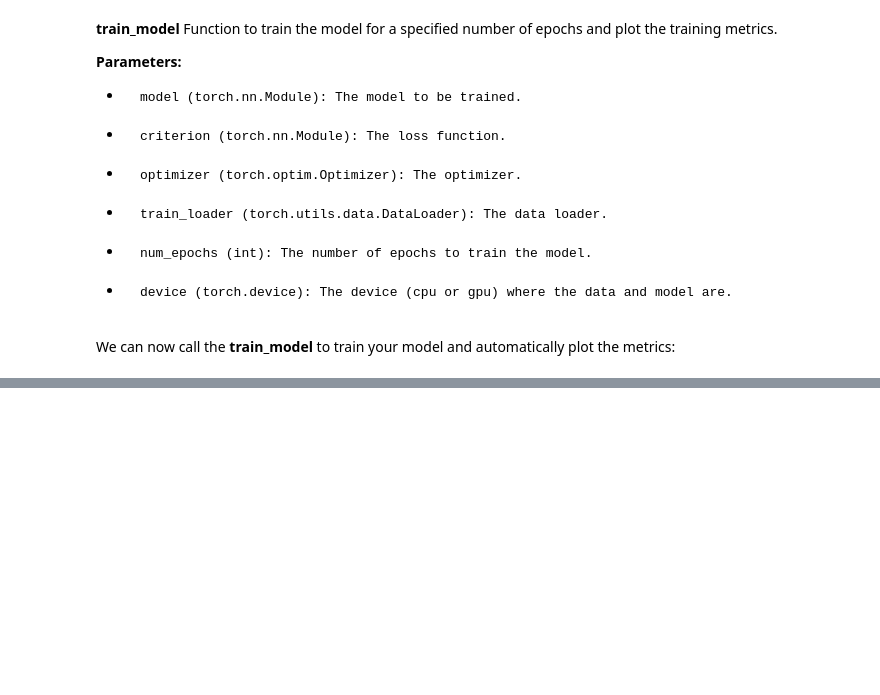
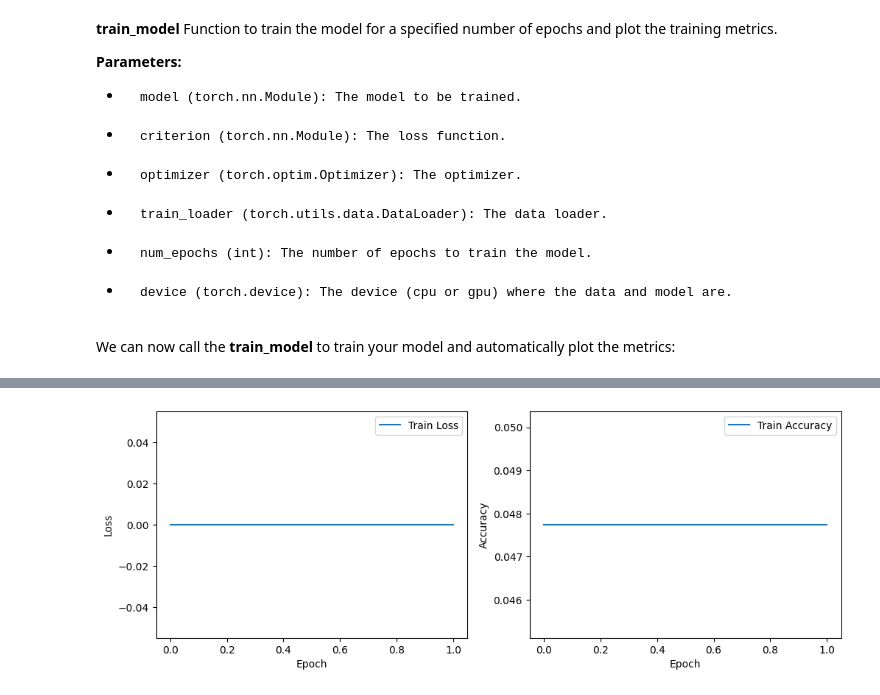
Before and after one commit to TechnoRahmon/Transformer-Sentiment-Model-Movie-Reviews, a Jupyter notebook: transformer-sentiment-model-movie-reviews.ipynb, the cells around one changed output, grey strips where cells are left out. Cells and saved outputs as stored; diff of their text form; code cells hidden in the pictures; blank space fills up the shorter version.

Commit message:
Kaggle Notebook | Transformer-Sentiment-Model-Movie-Reviews | Version 3

```diff
--- a/transformer-sentiment-model-movie-reviews.ipynb
+++ b/transformer-sentiment-model-movie-reviews.ipynb
@@ -505,7 +511,7 @@ model = model.to(device)
 the `nn.CrossEntropyLoss`  loss function combines `nn.LogSoftmax()` and `nn.NLLLoss()` in one single class, so you don’t need to add a softmax layer to your model.
 # %%
 leaning_rate = 5e-5
-num_epochs = 3
+num_epochs = 2
 # %%
 # Define the loss function and the optimizer
 criterion = nn.CrossEntropyLoss()
@@ -525,6 +531,8 @@ optimizer = torch.optim.Adam(model.parameters(), lr=leaning_rate)
 *     epoch_loss (float): The average loss for this epoch.
 *     epoch_accuracy (float): The accuracy for this epoch.
 # %%
+import time
+
 def train_one_epoch(model, criterion, optimizer, data_loader, device):
     """
     Function to train the model for one epoch.
@@ -546,10 +554,13 @@ def train_one_epoch(model, criterion, optimizer, data_loader, device):
     epoch_correct = 0
     epoch_total = 0
 
+    # Start timing
+    start_time = time.time()
+
     # Iterate over batches
     for batch in data_loader:
         # Move data and labels to device
-        input_ids = batch['input_ids'].to(device)
+        input_ids = batch['inputIds'].to(device)
         attention_mask = batch['attention_mask'].to(device)
         labels = batch['labels'].to(device)
 
@@ -562,16 +573,19 @@ def train_one_epoch(model, criterion, optimizer, data_loader, device):
 
         # Compute accuracy: compare the model's predictions to the true labels
         _, predicted = torch.max(outputs, 1)
+        labels = torch.argmax(labels, dim=1)  # Convert from one-hot to label
         correct = (predicted == labels).sum().item()
         total = labels.size(0)
         epoch_correct += correct
         epoch_total += total
-
         # Backward pass and optimize: compute the gradients and update the model parameters
         optimizer.zero_grad()
         loss.backward()
         optimizer.step()
 
+
+    elapsed_time = time.time() - start_time  # Calculate the elapsed time since the start of the epoch
+    print(f"epochs done, took {(elapsed_time / 60 ):.2f} minutes")
     # Return the average loss and accuracy for this epoch
     return epoch_loss / len(data_loader), epoch_correct / epoch_total
 # %% [markdown]
@@ -638,2 +689,3 @@ We can now call the **train_model** to train your model and automatically plot t
 # %%
-#train_model(model, criterion, optimizer, train_loader, num_epochs, device)
+train_model(model, criterion, optimizer, train_loader, num_epochs, device)
+# %% [output]
@@ -639,0 +696 @@ We can now call the **train_model** to train your model and automatically plot t
+[figure, added]
```
Also changed, not shown: parts of 5 cells of this notebook.
